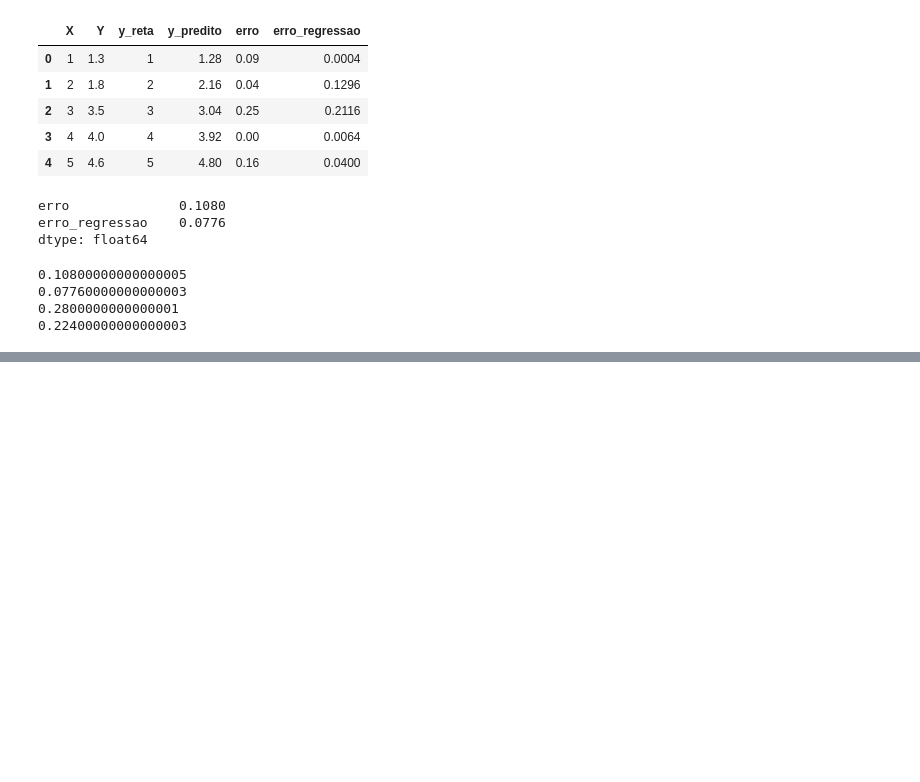
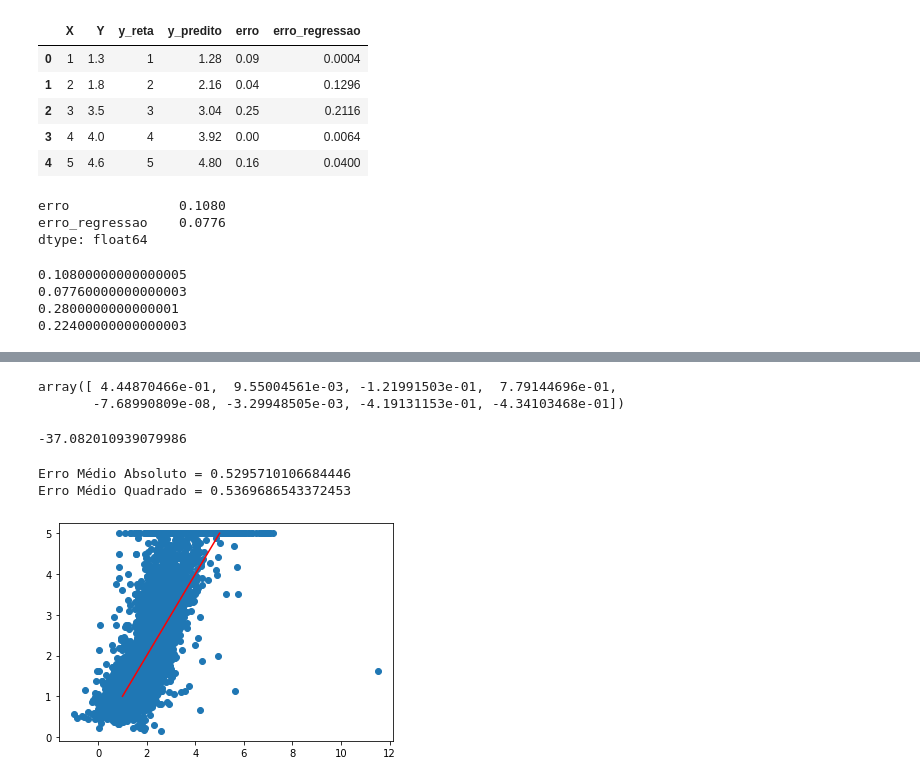
Before and after one commit to MaxVieiraSantiago/Machine-Learning-Algorithms, a Jupyter notebook: Linear Regression/Linear_Regression_04.ipynb, the cells around one changed output, grey strips where cells are left out. Drawn from its saved outputs; the diff is of its cells as text; code cells hidden in the pictures; blank space fills up the shorter version.

```diff
--- a/Linear Regression/Linear_Regression_04.ipynb
+++ b/Linear Regression/Linear_Regression_04.ipynb
@@ -117,0 +206,42 @@ print( mean_absolute_error( dados.Y, dados.y_predito ) )
+# %%
+# Separando X e y
+X = dados.drop( 'MedHouseVal', axis= 1 )
+y = dados['MedHouseVal']
+# %%
+# Separando em treino e teste
+
+X_treino, X_teste, y_treino, y_teste = train_test_split( X, y, test_size = 0.33, random_state = 42 )
+# %%
+# Usando a Regressão Linear
+modelo = LinearRegression()
+modelo.fit( X_treino, y_treino )
+
+predicao = modelo.predict( X_teste )
+# %%
+# Obtendo os coeficientes
+modelo.coef_
+# %% [output]
+array([ 4.44870466e-01,  9.55004561e-03, -1.21991503e-01,  7.79144696e-01,
+       -7.68990809e-08, -3.29948505e-03, -4.19131153e-01, -4.34103468e-01])
+# %%
+# Obtendo os interceptos
+modelo.intercept_
+# %% [output]
+-37.082010939079986
+# %%
+# Avaliando o erro
+print( 'Erro Médio Absoluto = {0}'.format( mean_absolute_error(predicao, y_teste ) ) )
+print( 'Erro Médio Quadrado = {0}'.format( mean_squared_error( predicao, y_teste ) ) )
+# %% [output]
+Erro Médio Absoluto = 0.5295710106684446
+Erro Médio Quadrado = 0.5369686543372453
+# %%
+# Visualizando os dados
+fig, ax = plt.subplots()
+
+ax.scatter( predicao, y_teste )
+ax.plot( [1,5], [1,5], '-r')
+
+plt.show()
+# %% [output]
+[figure, added]
```
Also changed, not shown: parts of 11 cells of this notebook.
